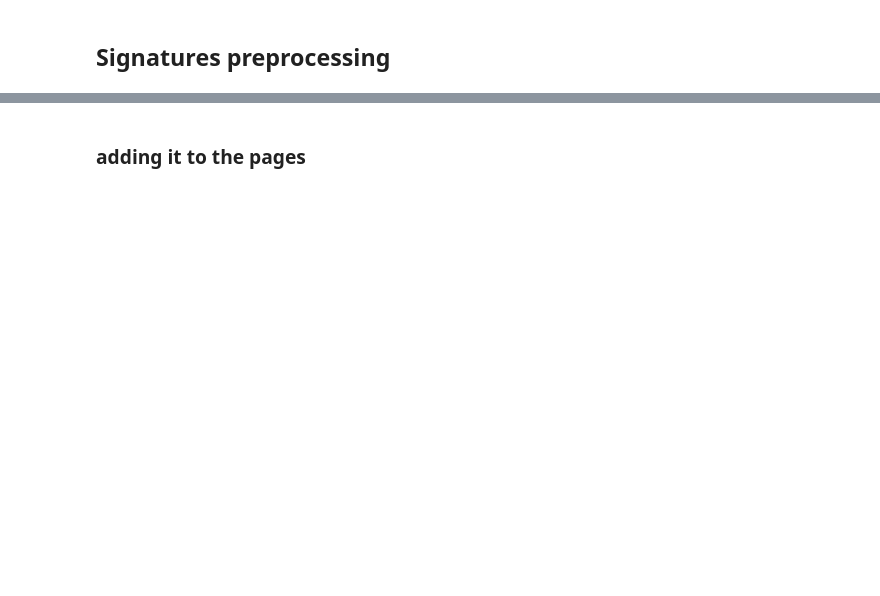
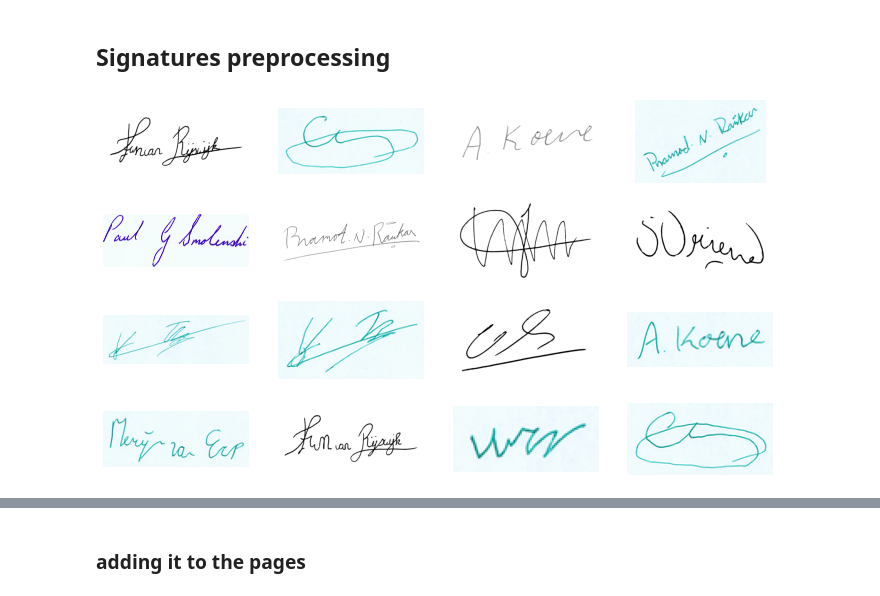
Before and after one commit to NilBiescas/Project_Synthesis2-, a Jupyter notebook: Code/Synthetic_DS/Creating_DS.ipynb, the cells around one changed output, grey strips where cells are left out. Saved outputs shown, nothing was run; the diff lists cells and outputs as text; code cells hidden in the pictures; blank space fills up the shorter version.

Commit message:
added notebook to do new dataset

```diff
--- a/Code/Synthetic_DS/Creating_DS.ipynb
+++ b/Code/Synthetic_DS/Creating_DS.ipynb
@@ -7,16 +36,15 @@ dataset = "dataset3"
 # read all images and split them into train, val and test
 import os
 
-# images = os.listdir(f"{dir2qrs}/{dataset}/forge")
-# # images = [img for img in images if img.endswith(".jpg")]
+images = os.listdir(f"{dir2signatures}/{dataset}/forge")
 
-# import random
+import random
 
-# random.shuffle(images)
+random.shuffle(images)
 
-# train_images = images[:int(0.8 * len(images))]
-# val_images = images[int(0.8 * len(images)):int(0.9 * len(images))]
-# test_images = images[int(0.9 * len(images)):]
+train_images = images[:int(0.8 * len(images))]
+val_images = images[int(0.8 * len(images)):int(0.9 * len(images))]
+test_images = images[int(0.9 * len(images)):]
 
 # create json files
 data = []
@@ -38,12 +66,10 @@ print(f"Number of val images: {len(val_images)}")
 print(f"Number of test images: {len(test_images)}")
 # %%
 import json
-
-
-dir2qrs = "C:/Users/Maria/OneDrive - UAB/Documentos/3r de IA/Synthesis project II/Github/Project_Synthesis2-/Datasets/Signatures_dataset/"
+dir2signatures = "C:/Users/Maria/OneDrive - UAB/Documentos/3r de IA/Synthesis project II/Github/Project_Synthesis2-/Datasets/Signatures_dataset/"
 dataset = "dataset3"
 
-with open(f"{dir2qrs}ds3_splits.json", 'r') as f:
+with open(f"{dir2signatures}ds3_splits.json", 'r') as f:
     qrs = json.load(f)
 # %%
 import json
@@ -55,12 +81,14 @@ with open(json_split, 'r') as f:
 # %%
 import matplotlib.pyplot as plt
 
 ax, fig = plt.subplots(4, 4, figsize=(12, 7))
 
 for i in range(4):
     for j in range(4):
-        img = plt.imread(f"{dir2qrs}/{dataset}/forge/{qrs[i*4+j]['file_name']}")
+        img = plt.imread(f"{dir2signatures}/{dataset}/forge/{qrs[i*4+j]['file_name']}")
         fig[i, j].imshow(img, cmap='gray')
         fig[i, j].axis('off')
 
 plt.show()
+# %% [output]
+[figure, added]
```
Also changed, not shown: parts of 14 cells of this notebook, 2 other files.
